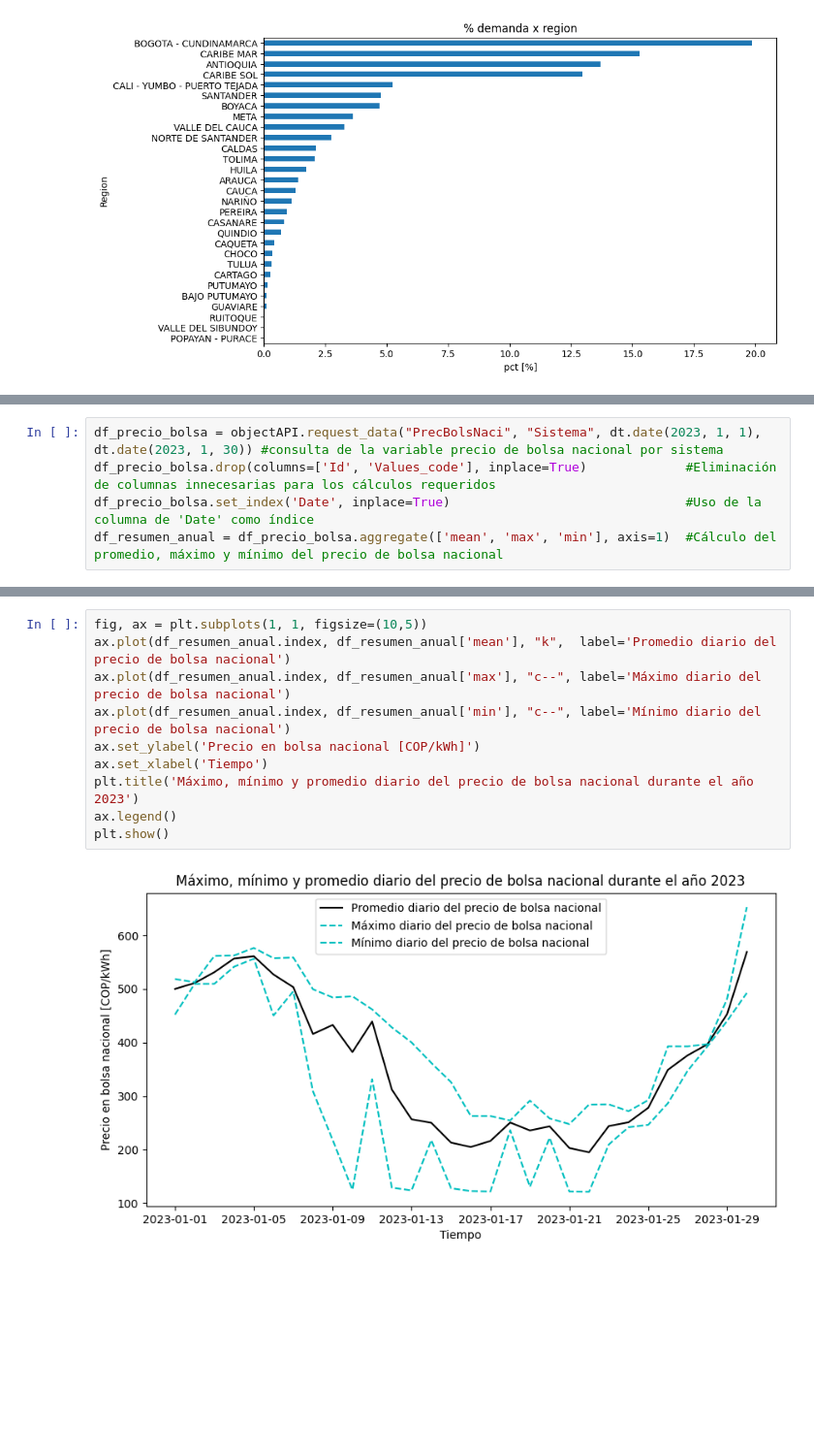
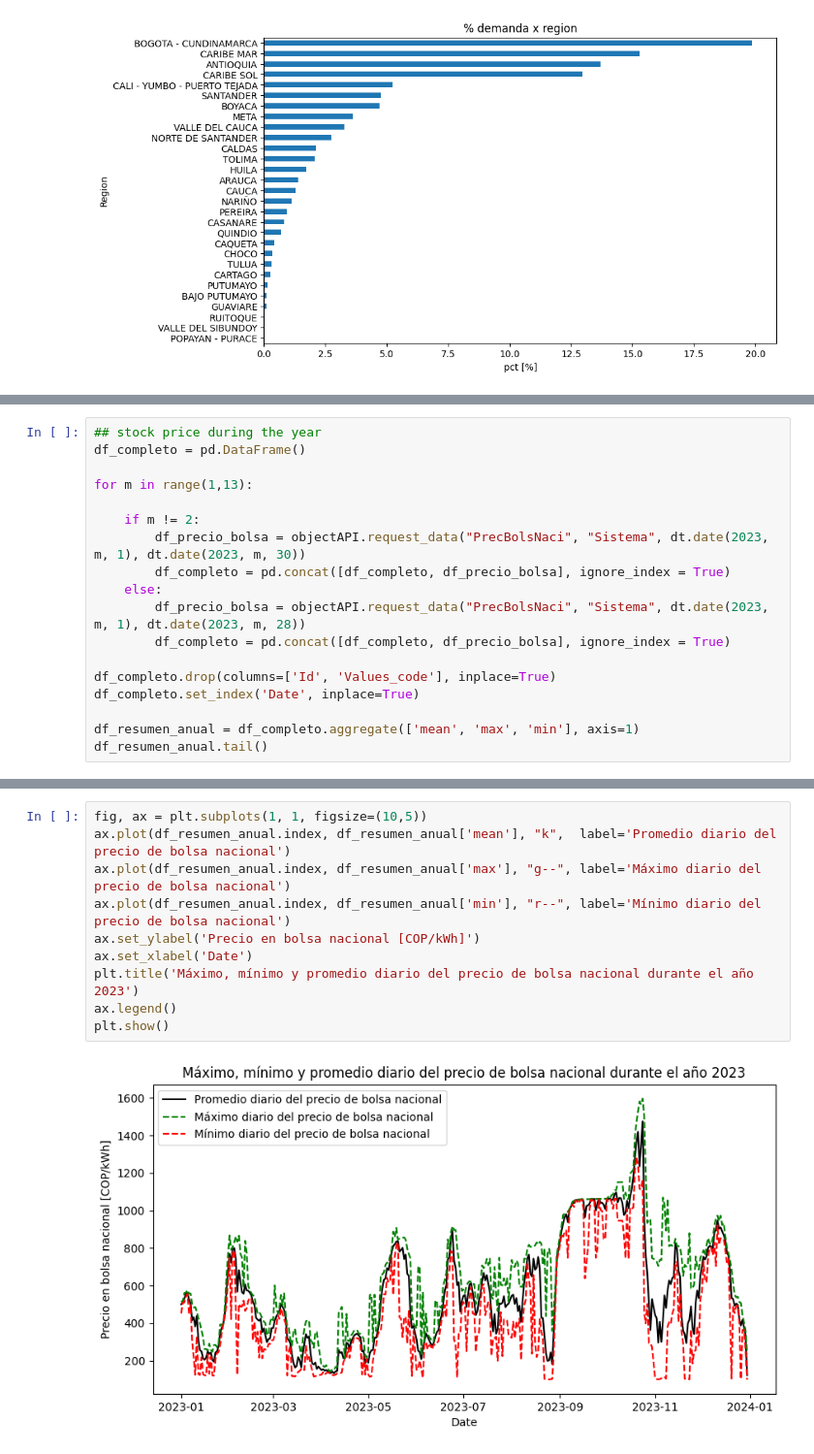
Before and after one commit to jebernatec/colombia-energy-market, a Jupyter notebook: energia_colombia.ipynb, the cells around one changed output, grey strips where cells are left out. Shown at 97% size. Saved outputs shown, nothing was run; the diff lists cells and outputs as text; blank space fills up the shorter version.

Commit message:
stock price and correlation

```diff
--- a/energia_colombia.ipynb
+++ b/energia_colombia.ipynb
@@ -540,7 +530,20 @@ objectAPI.get_collections('PrecBolsNaci')
 |  | MetricId | MetricName | Entity | MaxDays | Type | Url | Filter | MetricUnits | MetricDescription |
 | 6 | PrecBolsNaci | Precio Bolsa Nacional por Sistema | Sistema | 31 | HourlyEntities | http://servapibi.xm.com.co/hourly | No aplica | COP/kWh | Precio de oferta de la última pla... |
 # %%
-df_precio_bolsa = objectAPI.request_data("PrecBolsNaci", "Sistema", dt.date(2023, 1, 1), dt.date(2023, 1, 30)) #consulta de la variable precio de bolsa nacional por sistema
-df_precio_bolsa.drop(columns=['Id', 'Values_code'], inplace=True)             #Eliminación de columnas innecesarias para los cálculos requeridos
-df_precio_bolsa.set_index('Date', inplace=True)                               #Uso de la columna de 'Date' como índice
-df_resumen_anual = df_precio_bolsa.aggregate(['mean', 'max', 'min'], axis=1)  #Cálculo del promedio, máximo y mínimo del precio de bolsa nacional
+## stock price during the year
+df_completo = pd.DataFrame()
+
+for m in range(1,13):
+
+    if m != 2:
+        df_precio_bolsa = objectAPI.request_data("PrecBolsNaci", "Sistema", dt.date(2023, m, 1), dt.date(2023, m, 30))
+        df_completo = pd.concat([df_completo, df_precio_bolsa], ignore_index = True)
+    else:
+        df_precio_bolsa = objectAPI.request_data("PrecBolsNaci", "Sistema", dt.date(2023, m, 1), dt.date(2023, m, 28))
+        df_completo = pd.concat([df_completo, df_precio_bolsa], ignore_index = True)
+
+df_completo.drop(columns=['Id', 'Values_code'], inplace=True)
+df_completo.set_index('Date', inplace=True)
+
+df_resumen_anual = df_completo.aggregate(['mean', 'max', 'min'], axis=1)
+df_resumen_anual.tail()
@@ -547,12 +558,12 @@ df_resumen_anual = df_precio_bolsa.aggregate(['mean', 'max', 'min'], axis=1)  #C
 # %%
 fig, ax = plt.subplots(1, 1, figsize=(10,5))
 ax.plot(df_resumen_anual.index, df_resumen_anual['mean'], "k",  label='Promedio diario del precio de bolsa nacional')
-ax.plot(df_resumen_anual.index, df_resumen_anual['max'], "c--", label='Máximo diario del precio de bolsa nacional')
-ax.plot(df_resumen_anual.index, df_resumen_anual['min'], "c--", label='Mínimo diario del precio de bolsa nacional')
+ax.plot(df_resumen_anual.index, df_resumen_anual['max'], "g--", label='Máximo diario del precio de bolsa nacional')
+ax.plot(df_resumen_anual.index, df_resumen_anual['min'], "r--", label='Mínimo diario del precio de bolsa nacional')
 ax.set_ylabel('Precio en bolsa nacional [COP/kWh]')
-ax.set_xlabel('Tiempo')
+ax.set_xlabel('Date')
 plt.title('Máximo, mínimo y promedio diario del precio de bolsa nacional durante el año 2023')
 ax.legend()
 plt.show()
 # %% [output]
-[figure, old version]
+[figure, new version]
```
Also changed, not shown: parts of 6 cells of this notebook.
